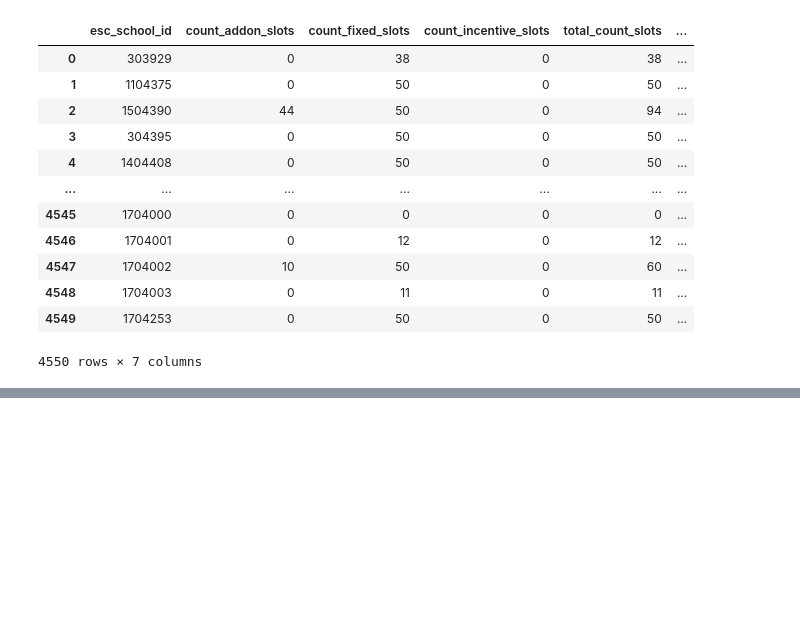
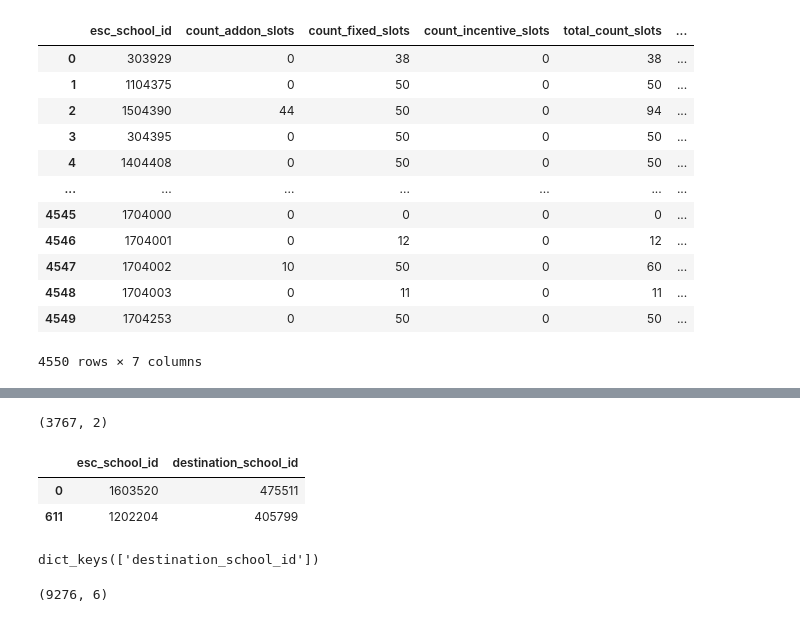
Before and after one commit to cair-philippines/project_paaral, a Jupyter notebook: notebooks/1.8.-process-esc-slots.ipynb, the cells around one changed output, grey strips where cells are left out. Saved outputs shown, nothing was run; the diff lists cells and outputs as text; code cells hidden in the pictures; blank space fills up the shorter version.

```diff
--- a/notebooks/1.8.-process-esc-slots.ipynb
+++ b/notebooks/1.8.-process-esc-slots.ipynb
@@ -239,0 +350,57 @@ display(df_match)
+# %%
+# We (again) use our ESC Beneficiary datasets to get ESC-DepEd ID pairs
+fname = "processed_esc_beneficiaries.parquet"
+fpath = str(OUTPUT_DIR / fname)
+benef = pd.read_parquet(fpath, engine='fastparquet')
+# print(benef.shape)
+
+# Process
+benef_ids = benef[['esc_school_id', 'destination_school_id']].copy()
+
+# Drop duplicating esc_school_id to make a table with unique esc schools
+benef_ids = benef_ids.drop_duplicates(subset='esc_school_id')
+
+for col in benef_ids.columns:
+    benef_ids[col] = benef_ids[col].astype(str)
+
+print(benef_ids.shape)
+
+# Make a lookup dictionary
+esc_deped_dict = benef_ids.set_index('esc_school_id').to_dict()
+
+# Remove very heavy benef object from memory
+del benef
+# %% [output]
+(3767, 2)
+# %%
+display(benef_ids.head(2))
+# %% [output]
+|  | esc_school_id | destination_school_id |
+| 0 | 1603520 | 475511 |
+| 611 | 1202204 | 405799 |
+# %%
+esc_deped_dict.keys()
+# %% [output]
+dict_keys(['destination_school_id'])
+# %%
+mrg_halves = halves.copy()
+
+mrg_halves['school_id'] = mrg_halves['esc_school_id'].map(esc_deped_dict['destination_school_id'])
+# print(mrg_halves.shape)
+
+# Tag esc school IDs with no DepEd ID counterpart
+mrg_halves['has_deped_school_id'] = True
+mask_na = mrg_halves['school_id'].isna()
+mrg_halves.loc[mask_na, 'has_deped_school_id'] = False
+
+# Rearrange columns
+ord_cols = [
+    'school_id', 'esc_school_id', 'school_name',
+    'slots_total', 'slots_unutilized',
+    'has_deped_school_id'
+]
+mrg_halves = mrg_halves[ord_cols]
+
+print(mrg_halves.shape)
+# %% [output]
+(9276, 6)
```
Also changed, not shown: parts of 18 cells of this notebook.
